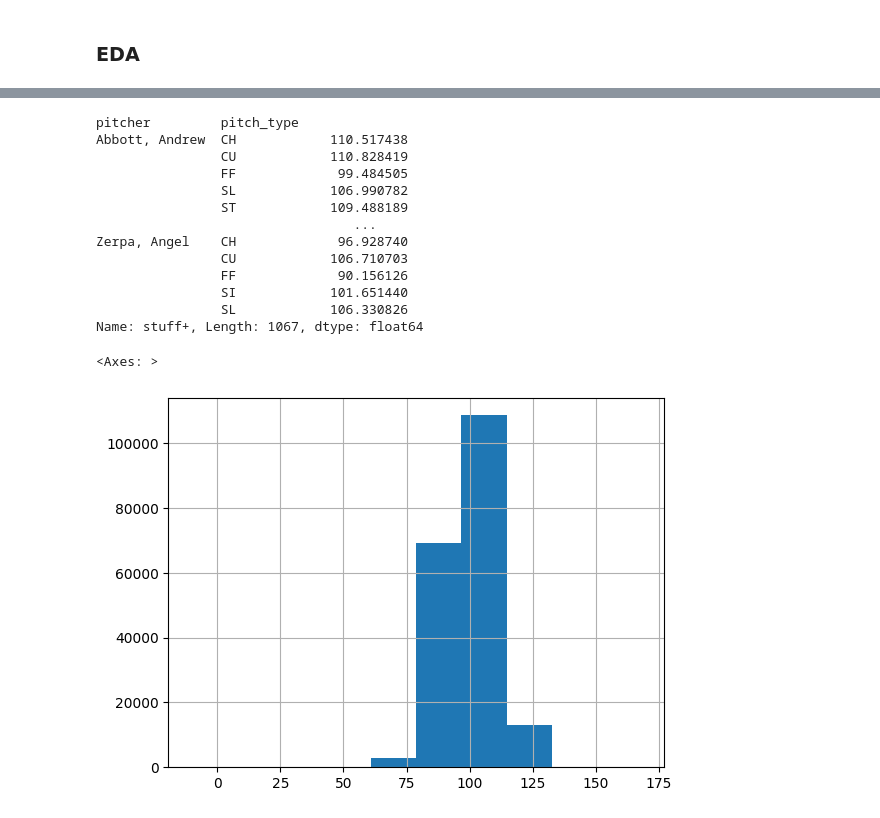
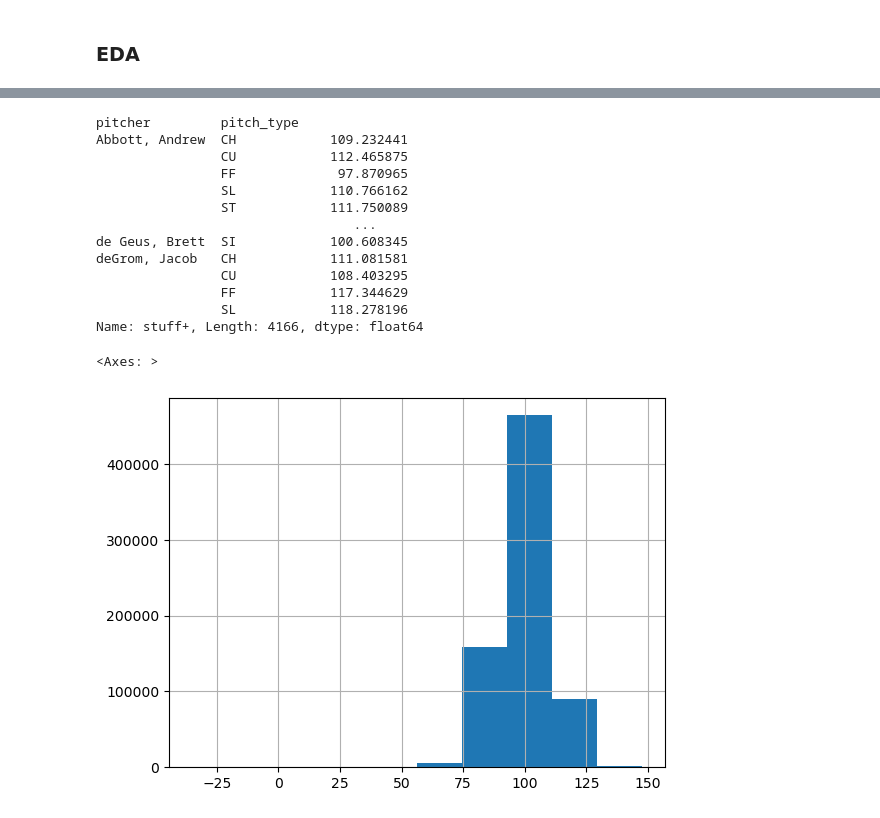
Before and after one commit to jackkalsched/UCSD_Baseball_25, a Jupyter notebook: Pitching/stuff+/stuff_plus.ipynb, the cells around one changed output, grey strips where cells are left out. Saved outputs shown, nothing was run; the diff lists cells and outputs as text; code cells hidden in the pictures.

Commit message:
stuff+ model testing

```diff
--- a/Pitching/stuff+/stuff_plus.ipynb
+++ b/Pitching/stuff+/stuff_plus.ipynb
@@ -214,11 +172,21 @@ X_lhp
 # %%
 import statsmodels.formula.api as smf
 
+#cleaning
+X = X.replace({pd.NA: np.nan})
+X = X.astype({col: float for col in ["release_speed", "spin_rate",
+                                     "horz_break", "induced_vert_break",
+                                     "spin_axis", "extension",
+                                     "rel_side", "rel_height"]})
+X = X.dropna(subset=["delta_pitcher_run_exp", "release_speed", "spin_rate",
+                     "horz_break", "induced_vert_break", "spin_axis",
+                     "extension", "rel_side", "rel_height"])
+
 model = smf.mixedlm("delta_pitcher_run_exp ~ release_speed + spin_rate + horz_break + induced_vert_break + spin_axis + extension + rel_side + rel_height",
-                    data=X_lhp, groups=X_lhp["pitch_type"]).fit()
+                    data=X, groups=X["pitch_type"]).fit()
 print(model.summary())
 
-y_pred = model.predict(X_lhp)
+y_pred = model.predict(X)
 y_pred
 # %% [output]
                Mixed Linear Model Regression Results
@@ -253,8 +221,8 @@ Length: 194139, dtype: float64
 # %%
-X_lhp['run_value'] = y_pred
-X_lhp['stuff'] = X_lhp.groupby('pitch_type')['run_value'].transform(lambda x: ((x - x.mean()) / x.std()))
+X['run_value'] = y_pred
+X['stuff'] = X.groupby('pitch_type')['run_value'].transform(lambda x: ((x - x.mean()) / x.std()))
 # %%
-X_lhp['stuff+'] = X_lhp['stuff'].apply(lambda x: 100 + (10*x))
-X_lhp
+X['stuff+'] = X['stuff'].apply(lambda x: 100 + (10*x))
+X
 # %% [output]
 |  | delta_pitcher_run_exp | release_speed | spin_rate | horz_break | induced_vert_break | spin_axis | extension | ... |
@@ -273,26 +241,26 @@ X_lhp
 # %%
-X_lhp['pitcher'] = lhp_pitches['player_name']
+X['pitcher'] = statcast_data_cleaned['player_name']
 # %%
-X_lhp.groupby(['pitcher', 'pitch_type'])['stuff+'].mean()
+X.groupby(['pitcher', 'pitch_type'])['stuff+'].mean()
 # %% [output]
 pitcher         pitch_type
-Abbott, Andrew  CH            110.517438
-                CU            110.828419
-                FF             99.484505
-                SL            106.990782
-                ST            109.488189
+Abbott, Andrew  CH            109.232441
+                CU            112.465875
+                FF             97.870965
+                SL            110.766162
+                ST            111.750089
                                  ...
-Zerpa, Angel    CH             96.928740
-                CU            106.710703
-                FF             90.156126
-                SI            101.651440
-                SL            106.330826
-Name: stuff+, Length: 1067, dtype: float64
+de Geus, Brett  SI            100.608345
+deGrom, Jacob   CH            111.081581
+                CU            108.403295
+                FF            117.344629
+                SL            118.278196
+Name: stuff+, Length: 4166, dtype: float64
 # %%
-X_lhp['stuff+'].hist()
+X['stuff+'].hist()
 # %% [output]
 <Axes: >
-[figure, old version]
+[figure, new version]
 # %%
 100 + (10 * (0.003394 - y_pred.mean() / y_pred.std()))
 # %% [output]
```
Also changed, not shown: parts of 19 cells of this notebook.
